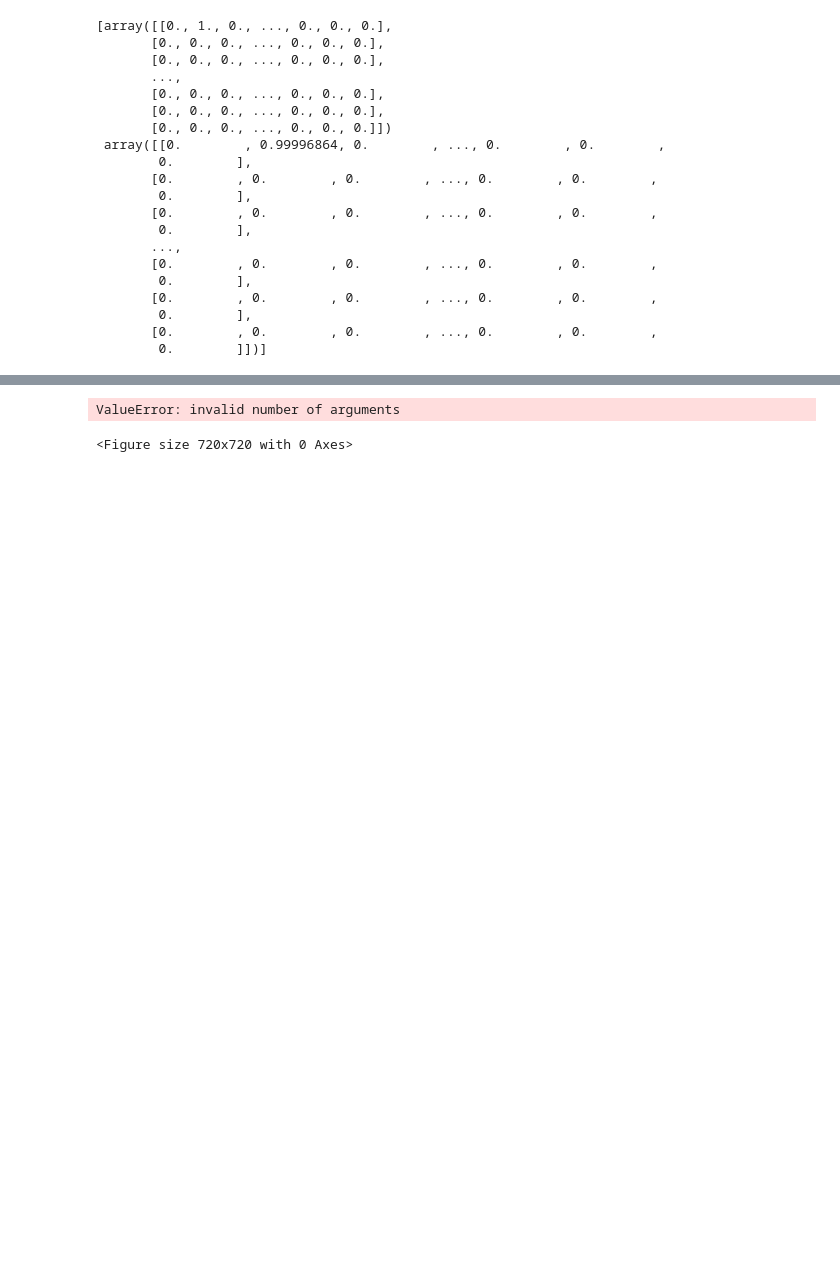
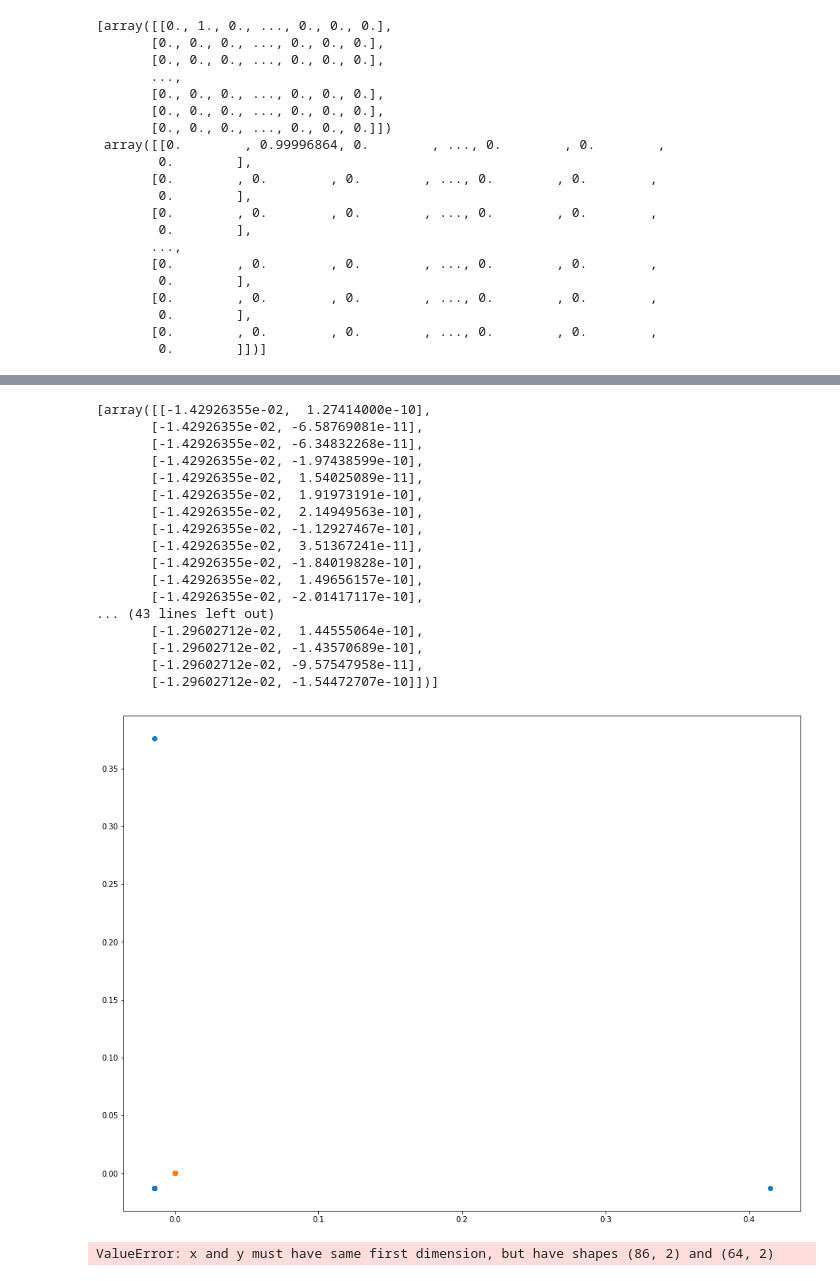
Before and after one commit to LLNL/CallFlow, a Jupyter notebook: src/server/diff-callflow.ipynb, the cells around one changed output, grey strips where cells are left out. Drawn from its saved outputs; the diff is of its cells as text; code cells hidden in the pictures; blank space fills up the shorter version.

```diff
--- a/src/server/diff-callflow.ipynb
+++ b/src/server/diff-callflow.ipynb
@@ -506,6 +530,13 @@ npos = [smacof_mds(Cs[s], 2) for s in range(S)]
 npost01 = [0, 0]
 npost01 = [smacof_mds(Ct01[s], 2) for s in range(2)]
 npost01 = [clf.fit_transform(npost01[s]) for s in range(2)]
+
+print(npost01)
+plt.plot(npost01[0], npost01[1], 'o', label = 'npost01')
+plt.show()
+
+plt.plot(npos[0], npos[1], 'o', label = 'npos')
+plt.show()
 
 nx01min = npos[0][0][0]
 nx01max = npos[0][0][0]
@@ -575,32 +606,49 @@ for idx, val in enumerate(npost01[1]):
     y2.append(val[1])
 
 x1 = np.asarray(x1)
 x2 = np.asarray(x2)
 y1 = np.asarray(y1)
 y2 = np.asarray(y2)
 
 x1min = np.minimum(x1)
 x2min = np.minimum(x2)
 x1max = np.maximum(x1)
 x2max = np.maximum(x2)
 
 y1min = np.minimum(y1)
 y2min = np.minimum(y2)
 y1max = np.maximum(y1)
 y2max = np.maximum(y2)
 #ax1 = plt.subplot2grid((1, 1), (0, 0))
 #plt.xlim((nx01min - 0.1, nx01max + 0.1))
 #plt.ylim((ny01min - 0.1, ny01max + 0.1))
 #ax1.scatter(npos[0][:, 0], npos[0][:, 1], color='r')
 
 ax2 = plt.subplot2grid((1, 2), (0, 1))
 plt.xlim(x1min, x1max)
 plt.ylim(y1min, y1max)
 ax2.scatter(x1, y1, color='b')
 ax2.scatter(x2, y2, color='r')
 
 print(x1, x2)
 print(y1, y2)
 # %% [output]
-ValueError: invalid number of arguments
+[array([[-1.42926355e-02,  1.27414000e-10],
+       [-1.42926355e-02, -6.58769081e-11],
+       [-1.42926355e-02, -6.34832268e-11],
+       [-1.42926355e-02, -1.97438599e-10],
+       [-1.42926355e-02,  1.54025089e-11],
+       [-1.42926355e-02,  1.91973191e-10],
+       [-1.42926355e-02,  2.14949563e-10],
+       [-1.42926355e-02, -1.12927467e-10],
+       [-1.42926355e-02,  3.51367241e-11],
+       [-1.42926355e-02, -1.84019828e-10],
+       [-1.42926355e-02,  1.49656157e-10],
+       [-1.42926355e-02, -2.01417117e-10],
+... (43 lines left out)
+       [-1.29602712e-02,  1.44555064e-10],
+       [-1.29602712e-02, -1.43570689e-10],
+       [-1.29602712e-02, -9.57547958e-11],
+       [-1.29602712e-02, -1.54472707e-10]])]
+[figure, added]
-<Figure size 720x720 with 0 Axes>
+ValueError: x and y must have same first dimension, but have shapes (86, 2) and (64, 2)
```
Also changed, not shown: parts of 3 cells of this notebook.
